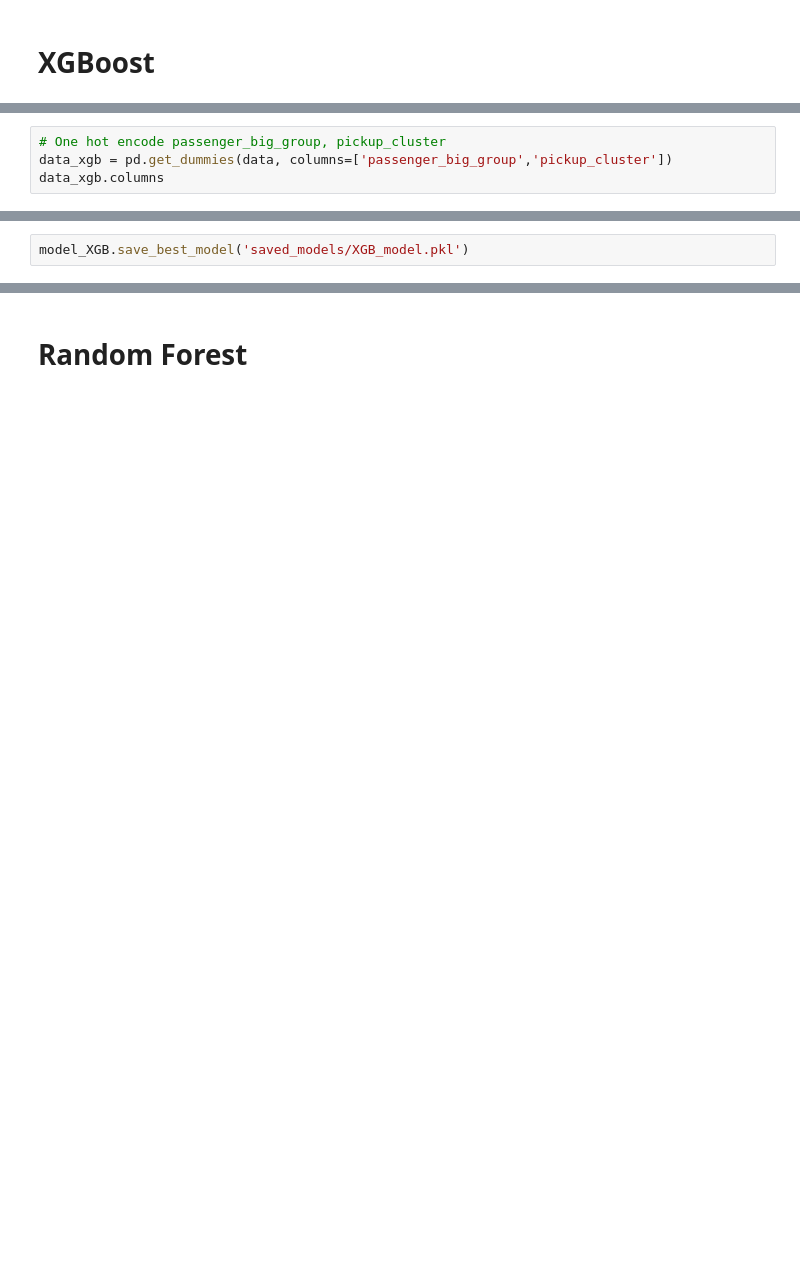
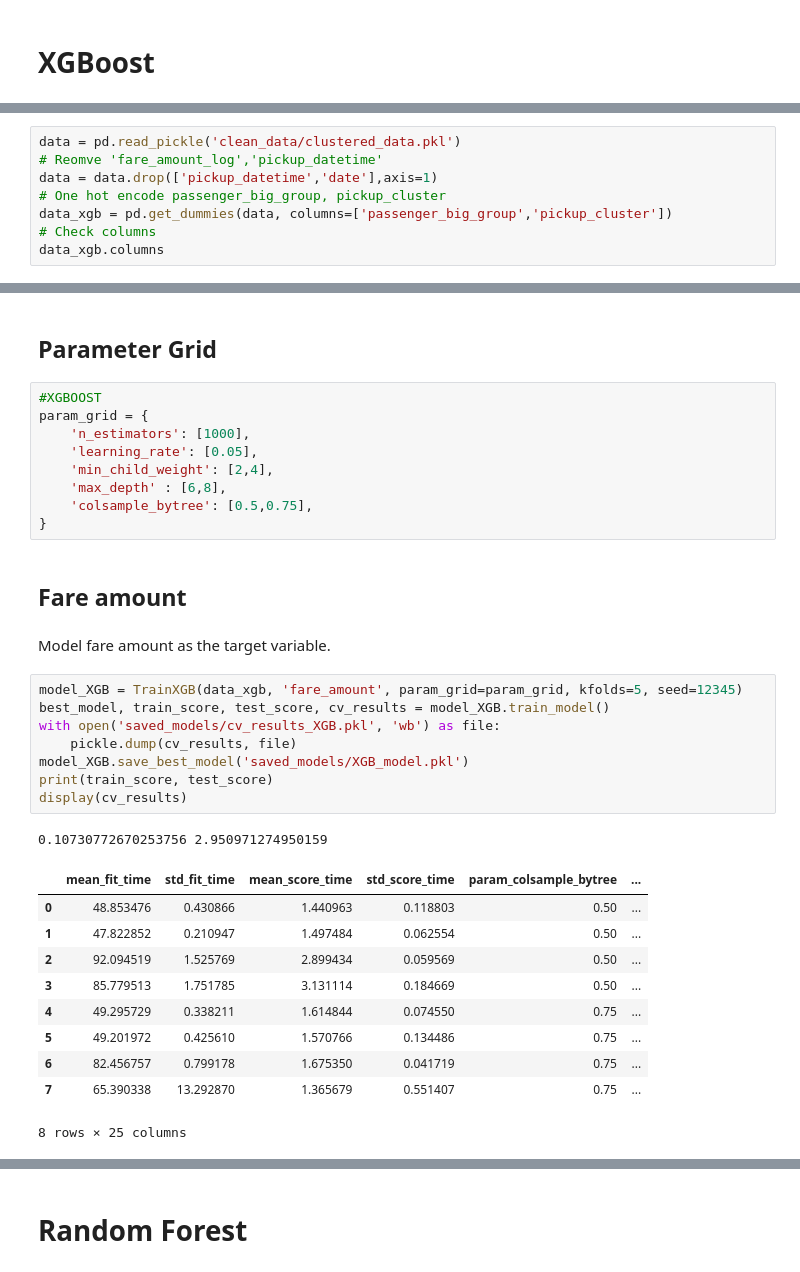
Before and after one commit to Ahmed-Haitham/Reproducible-Research-Project, a Jupyter notebook: model/model_choice.ipynb, the cells around one changed output, grey strips where cells are left out. Saved outputs shown, nothing was run; the diff lists cells and outputs as text; blank space fills up the shorter version.

```diff
--- a/model/model_choice.ipynb
+++ b/model/model_choice.ipynb
@@ -11,6 +26,10 @@ data = data.drop(['fare_amount_log','pickup_datetime'],axis=1)
 # %%
+data = pd.read_pickle('clean_data/clustered_data.pkl')
+# Reomve 'fare_amount_log','pickup_datetime'
+data = data.drop(['pickup_datetime','date'],axis=1)
 # One hot encode passenger_big_group, pickup_cluster
 data_xgb = pd.get_dummies(data, columns=['passenger_big_group','pickup_cluster'])
+# Check columns
 data_xgb.columns
 # %% [output]
 Index(['dropoff_latitude', 'dropoff_longitude', 'fare_amount', 'feat01',
@@ -55,2 +44,35 @@ train_score, test_score
-# %%
-model_XGB.save_best_model('saved_models/XGB_model.pkl')
+# %% [markdown]
+## Parameter Grid
+# %%
+#XGBOOST
+param_grid = {
+    'n_estimators': [1000],
+    'learning_rate': [0.05],
+    'min_child_weight': [2,4],
+    'max_depth' : [6,8],
+    'colsample_bytree': [0.5,0.75],
+}
+# %% [markdown]
+## Fare amount
+# %% [markdown]
+Model fare amount as the target variable.
+# %%
+model_XGB = TrainXGB(data_xgb, 'fare_amount', param_grid=param_grid, kfolds=5, seed=12345)
+best_model, train_score, test_score, cv_results = model_XGB.train_model()
+with open('saved_models/cv_results_XGB.pkl', 'wb') as file:
+    pickle.dump(cv_results, file)
+model_XGB.save_best_model('saved_models/XGB_model.pkl')
+print(train_score, test_score)
+display(cv_results)
+# %% [output]
+0.10730772670253756 2.950971274950159
+|  | mean_fit_time | std_fit_time | mean_score_time | std_score_time | param_colsample_bytree | ... |
+| 0 | 48.853476 | 0.430866 | 1.440963 | 0.118803 | 0.50 | ... |
+| 1 | 47.822852 | 0.210947 | 1.497484 | 0.062554 | 0.50 | ... |
+| 2 | 92.094519 | 1.525769 | 2.899434 | 0.059569 | 0.50 | ... |
+| 3 | 85.779513 | 1.751785 | 3.131114 | 0.184669 | 0.50 | ... |
+| 4 | 49.295729 | 0.338211 | 1.614844 | 0.074550 | 0.75 | ... |
+| 5 | 49.201972 | 0.425610 | 1.570766 | 0.134486 | 0.75 | ... |
+| 6 | 82.456757 | 0.799178 | 1.675350 | 0.041719 | 0.75 | ... |
+| 7 | 65.390338 | 13.292870 | 1.365679 | 0.551407 | 0.75 | ... |
+8 rows × 25 columns
```
Also changed, not shown: parts of 28 cells of this notebook.
